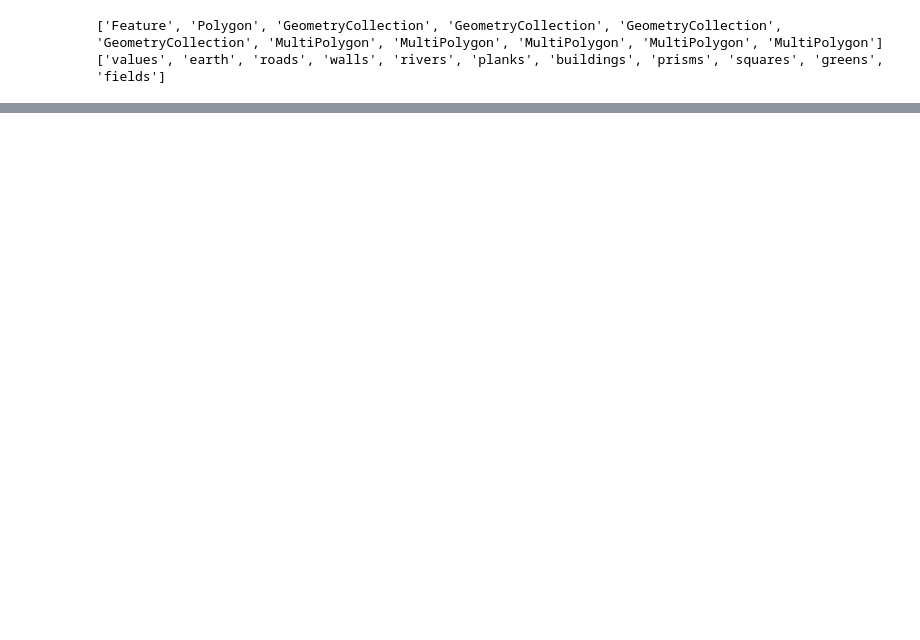
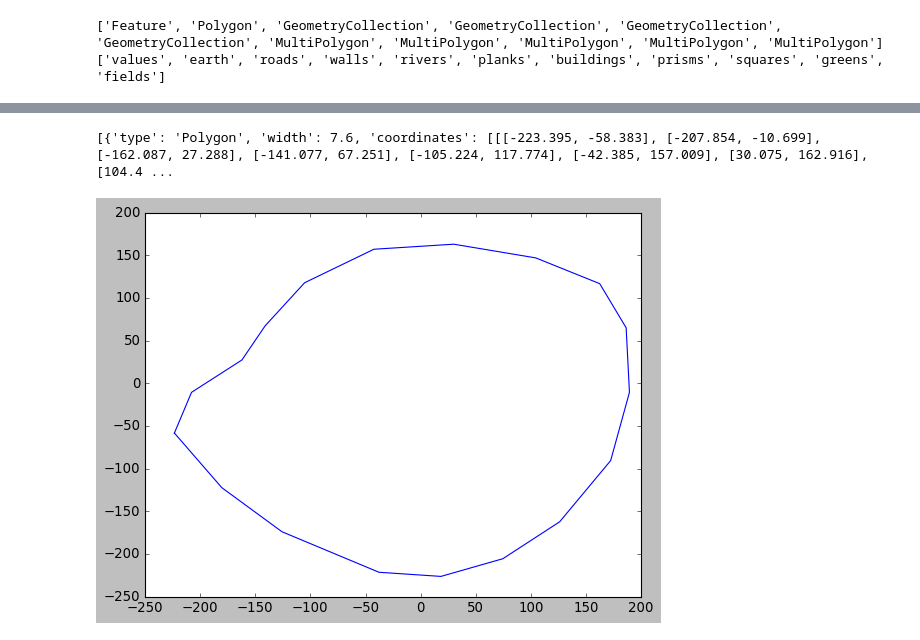
Before and after one commit to Luvideria/mcfgJSONtoOBJ, a Jupyter notebook: display_data_json.ipynb, the cells around one changed output, grey strips where cells are left out. Cells and saved outputs as stored; diff of their text form; code cells hidden in the pictures; blank space fills up the shorter version.

Commit message:
started with walls

```diff
--- a/display_data_json.ipynb
+++ b/display_data_json.ipynb
@@ -82,0 +110,15 @@ for i in range(len(square)):
+# %%
+# Walls
+# looking at it: the plan is to do the same as with roads
+# problem: make openings, make towers
+walls=data["features"][3]["geometries"]
+print(walls)
+for i in range(len(walls)):
+    x,y=np.array(walls[i]["coordinates"]).transpose()
+    x=np.append(x,[x[0]])
+    y=np.append(y,[y[0]])
+
+    plt.plot(x,y)
+# %% [output]
+[{'type': 'Polygon', 'width': 7.6, 'coordinates': [[[-223.395, -58.383], [-207.854, -10.699], [-162.087, 27.288], [-141.077, 67.251], [-105.224, 117.774], [-42.385, 157.009], [30.075, 162.916], [104.4 ...
+[figure, added]
```
Also changed, not shown: parts of 15 cells of this notebook, 2 other files.
